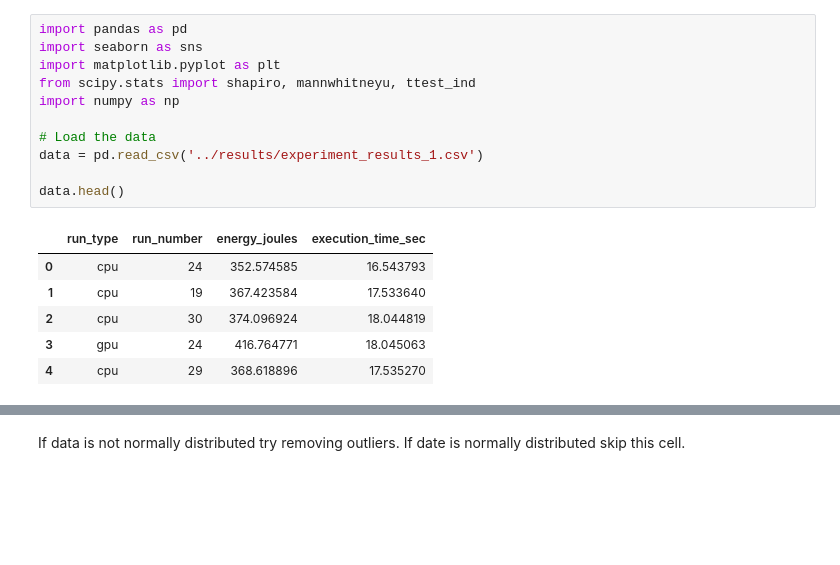
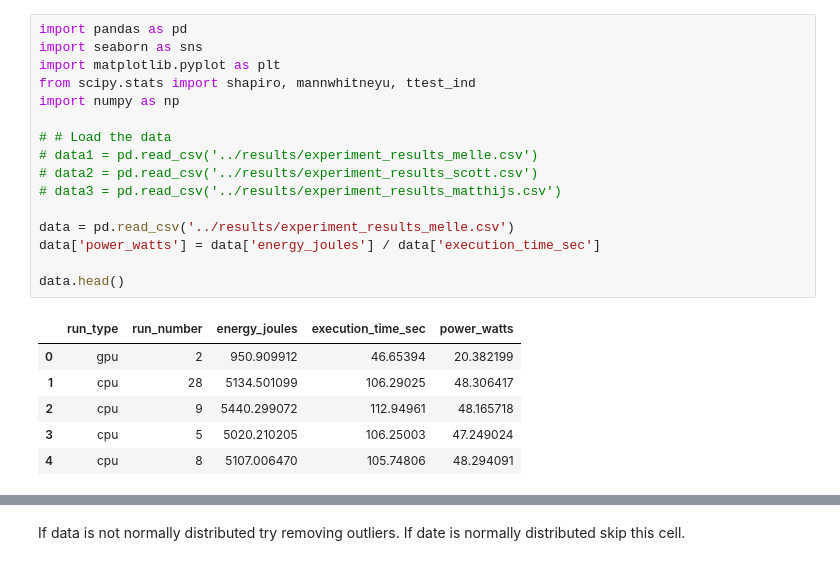
Before and after one commit to Matthijs-Vossen/SSE-group3-project1, a Jupyter notebook: src/statistical_analysis.ipynb, the cells around one changed output, grey strips where cells are left out. Drawn from its saved outputs; the diff is of its cells as text; blank space fills up the shorter version.

```diff
--- a/src/statistical_analysis.ipynb
+++ b/src/statistical_analysis.ipynb
@@ -1,21 +1,26 @@
 # %%
 import pandas as pd
 import seaborn as sns
 import matplotlib.pyplot as plt
 from scipy.stats import shapiro, mannwhitneyu, ttest_ind
 import numpy as np
 
-# Load the data
-data = pd.read_csv('../results/experiment_results_1.csv')
+# # Load the data
+# data1 = pd.read_csv('../results/experiment_results_melle.csv')
+# data2 = pd.read_csv('../results/experiment_results_scott.csv')
+# data3 = pd.read_csv('../results/experiment_results_matthijs.csv')
+
+data = pd.read_csv('../results/experiment_results_melle.csv')
+data['power_watts'] = data['energy_joules'] / data['execution_time_sec']
 
 data.head()
 # %% [output]
-|  | run_type | run_number | energy_joules | execution_time_sec |
-| 0 | cpu | 24 | 352.574585 | 16.543793 |
-| 1 | cpu | 19 | 367.423584 | 17.533640 |
-| 2 | cpu | 30 | 374.096924 | 18.044819 |
-| 3 | gpu | 24 | 416.764771 | 18.045063 |
-| 4 | cpu | 29 | 368.618896 | 17.535270 |
+|  | run_type | run_number | energy_joules | execution_time_sec | power_watts |
+| 0 | gpu | 2 | 950.909912 | 46.65394 | 20.382199 |
+| 1 | cpu | 28 | 5134.501099 | 106.29025 | 48.306417 |
+| 2 | cpu | 9 | 5440.299072 | 112.94961 | 48.165718 |
+| 3 | cpu | 5 | 5020.210205 | 106.25003 | 47.249024 |
+| 4 | cpu | 8 | 5107.006470 | 105.74806 | 48.294091 |
 # %%
 
 # Violin plot
```
Also changed, not shown: parts of 6 cells of this notebook, 6 other files.
